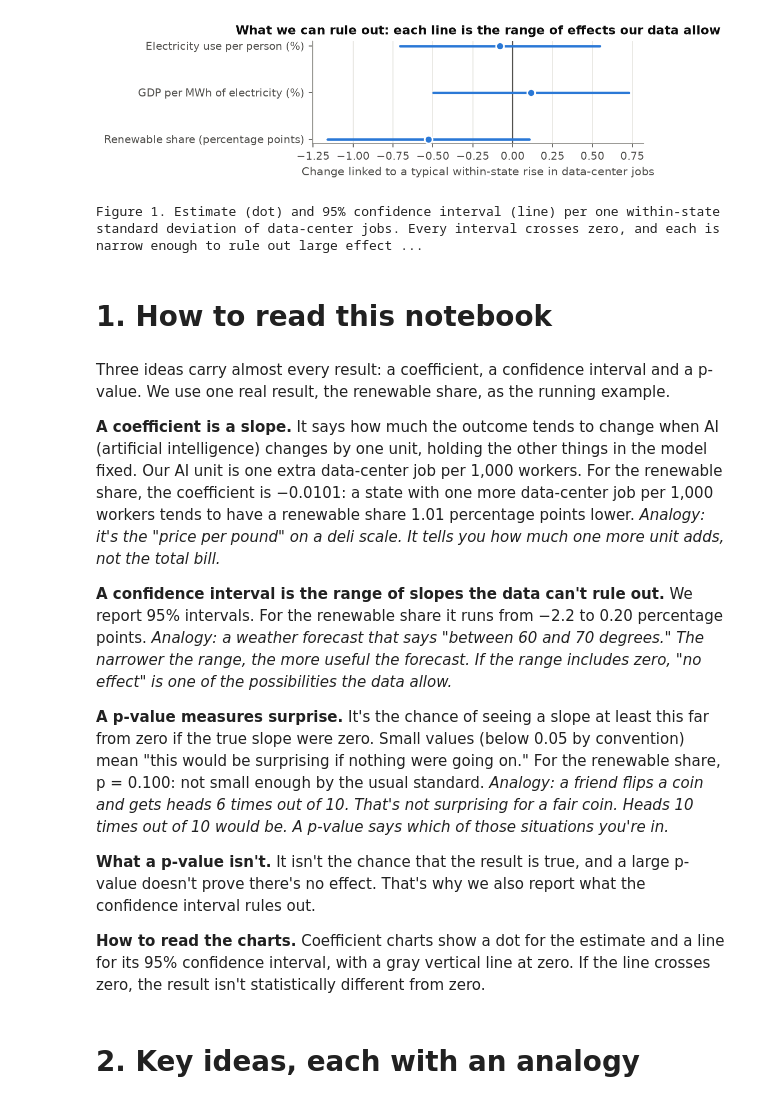
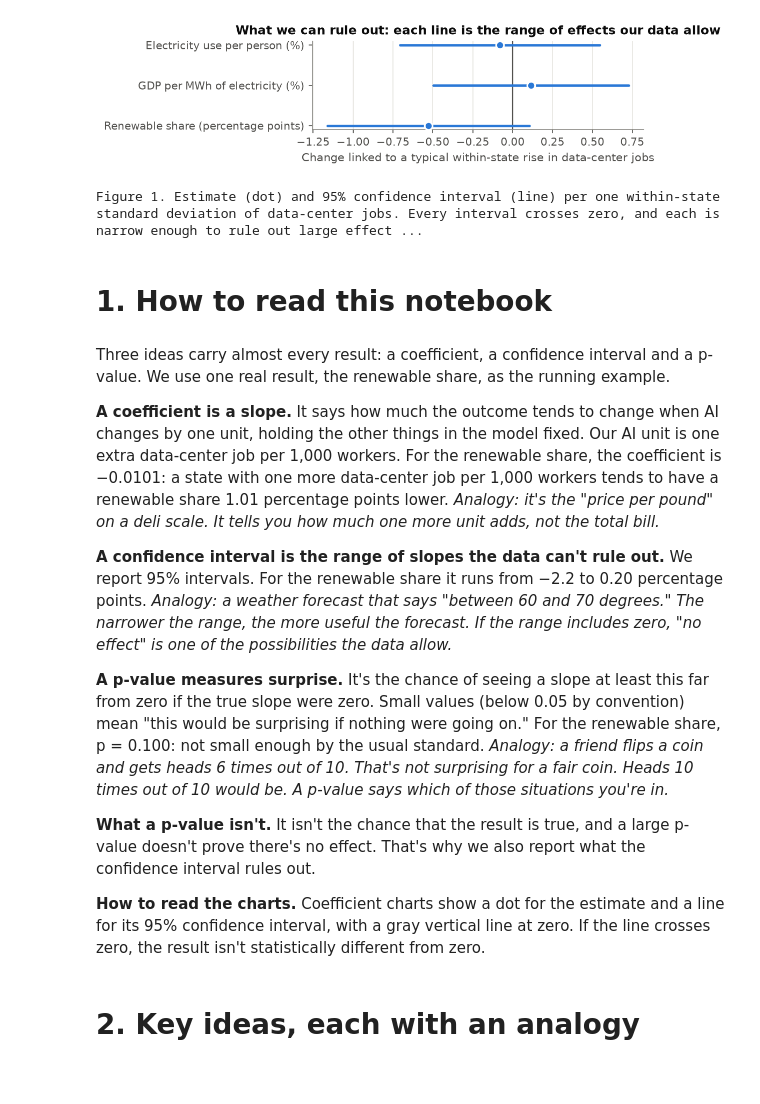
Before and after one commit to SHLEW06/econ499r-ai-renewables, a Jupyter notebook: notebooks/ECON499R_explained.ipynb, the cells around one changed output. Drawn from its saved outputs; the diff is of its cells as text; code cells hidden in the pictures; blank space fills up the shorter version.

```diff
--- a/notebooks/ECON499R_explained.ipynb
+++ b/notebooks/ECON499R_explained.ipynb
@@ -6,7 +6,7 @@ if os.path.basename(os.getcwd()) == "notebooks":
 sys.path.insert(0, "code/python")
 from explained_helpers import *
 L = Tracer("ECON499R_explained.ipynb", "results/2026-11-09/explained")
-v, p, n, s, md, T, raw = L.v, L.p, L.n, L.s, L.md, L.table, L.raw
+v, p, n, s, md, T, raw, v2 = L.v, L.p, L.n, L.s, L.md, L.table, L.raw, L.v2
 
 # result files
 H1C = "results/2026-11-02/h1/h1_core.csv";  H1X = "results/2026-11-02/h1/h1_extras.csv"
@@ -34,6 +34,10 @@ GIM = "results/2026-11-07/extend/s2_georgia_implied.csv"; GFF = "data/georgia_fi
 GBC = "results/2026-11-04/georgia_solar/base_cost.csv"; GPT = "results/2026-11-04/georgia_solar/projection_table.csv"
 GPL = "results/2026-11-04/georgia_solar/projection_long.csv"; NLC = "results/2026-11-04/georgia_solar/national_lcoe_series.csv"
 REG = "data/variable_registry.csv"
+GIRP = "results/2026-11-09/georgia/irp_figures.csv"; ATT = "data/georgia_large_load_attachment.csv"
+FSB = "results/2026-11-09/fang_supp/fang_supp_b.csv"; IMPL = "results/2026-11-07/extend/e1_descriptives_vs_fang_implied.csv"
+def gi(i): return s(GIRP, "value", id=i)
+def gc(i): return s(GIRP, "cite", id=i)
 
 # tags used often
 def h1(y): return f"h1_twfe_ai518210_lag1_ctrl4_w9901_cl-state_{y}_50s2015_2025"
@@ -57,7 +61,7 @@ def ci(src, scale=1.0, sig=2, lo="ci_lo", hi="ci_hi", **f):
     return f"{v(src, lo, scale=scale, sig=sig, **f)} to {v(src, hi, scale=scale, sig=sig, **f)}"
 
 display(HTML("""<style>
-.jp-RenderedHTMLCommon, .jp-RenderedMarkdown { font-size: 10pt !important; line-height: 1.38 !important; color: #0b0b0b; }
+.jp-RenderedHTMLCommon, .jp-RenderedMarkdown { font-size: 10pt !important; line-height: 1.33 !important; color: #0b0b0b; }
 .jp-RenderedHTMLCommon p, .jp-RenderedHTMLCommon li { font-size: 10pt !important; margin-bottom: 0.4em; }
 .jp-RenderedHTMLCommon h1 { font-size: 18pt !important; border-bottom: 2px solid #2a78d6; padding-bottom: 3px; margin-top: 1.0em; }
 .jp-RenderedHTMLCommon h2 { font-size: 15pt !important; margin-top: 1.1em; }
@@ -68,6 +72,7 @@ display(HTML("""<style>
 .jp-RenderedHTMLCommon table.ex td.nw { white-space: nowrap; }
 .jp-RenderedHTMLCommon table.ex th { background: #eef3fb; font-weight: 600; }
 .jp-RenderedHTMLCommon table.ex tbody tr:nth-child(odd) { background: #fafaf8; }
+.tw.keep { break-inside: avoid; page-break-inside: avoid; }
 .tnote, .figcap { font-size: 10pt !important; color: #52514e; margin: 2px 0 12px 0; }
 .jp-OutputArea-output img { max-width: 100%; height: auto; }
 .glossary { column-count: 2; column-gap: 22px; }
@@ -130,14 +139,14 @@ Our AI measure is private data-center jobs per 1,000 workers, from BLS (Bureau o
 # %%
-fig, ax = plt.subplots(figsize=(7.0, 2.2))
+fig, ax = plt.subplots(figsize=(7.0, 2.02))
 rows = [("Electricity use per person (%)", "ln_ec"), ("GDP per MWh of electricity (%)", "ln_ee"), ("Renewable share (percentage points)", "renew_share")]
 tags = {k: f"rob_base_ai518210_lag1_ctrl4_w9901_cl-state_{k}_50s2015_2025" for _, k in rows}
 coefplot(ax, [r[0] for r in rows], [raw(RO, "estimate_per_sd", tag=tags[k]) for _, k in rows],
          [raw(RO, "ci_lo_per_sd", tag=tags[k]) for _, k in rows], [raw(RO, "ci_hi_per_sd", tag=tags[k]) for _, k in rows],
          unit="Change linked to a typical within-state rise in data-center jobs")
 ax.set_title("What we can rule out: each line is the range of effects our data allow")
 L.fig(fig, "Estimate (dot) and 95% confidence interval (line) per one within-state standard deviation of data-center jobs. Every interval crosses zero, and each is narrow enough to rule out large effects.")
 # %% [output]
-[figure, old version]
+[figure, new version]
 Figure 1. Estimate (dot) and 95% confidence interval (line) per one within-state standard deviation of data-center jobs. Every interval crosses zero, and each is narrow enough to rule out large effect ...
 # %%
 L.section(1, "How to read this notebook")
@@ -156,7 +165,7 @@ md(f"""Three ideas carry almost every result: a coefficient, a confidence interv
 # 1. How to read this notebook
 Three ideas carry almost every result: a coefficient, a confidence interval and a p-value. We use one real result, the renewable share, as the running example.
 
-**A coefficient is a slope.** It says how much the outcome tends to change when AI (artificial intelligence) changes by one unit, holding the other things in the model fixed. Our AI unit is one extra data-center job per 1,000 workers. For the renewable share, the coefficient is −0.0101: a state with one more data-center job per 1,000 workers tends to have a renewable share 1.01 percentage points lower. *Analogy: it's the "price per pound" on a deli scale. It tells you how much one more unit adds, not the total bill.*
+**A coefficient is a slope.** It says how much the outcome tends to change when AI changes by one unit, holding the other things in the model fixed. Our AI unit is one extra data-center job per 1,000 workers. For the renewable share, the coefficient is −0.0101: a state with one more data-center job per 1,000 workers tends to have a renewable share 1.01 percentage points lower. *Analogy: it's the "price per pound" on a deli scale. It tells you how much one more unit adds, not the total bill.*
 
 **A confidence interval is the range of slopes the data can't rule out.** We report 95% intervals. For the renewable share it runs from −2.2 to 0.20 percentage points. *Analogy: a weather forecast that says "between 60 and 70 degrees." The narrower the range, the more useful the forecast. If the range includes zero, "no effect" is one of the possibilities the data allow.*
 
```
Also changed, not shown: parts of 31 cells of this notebook, 3 other files.
